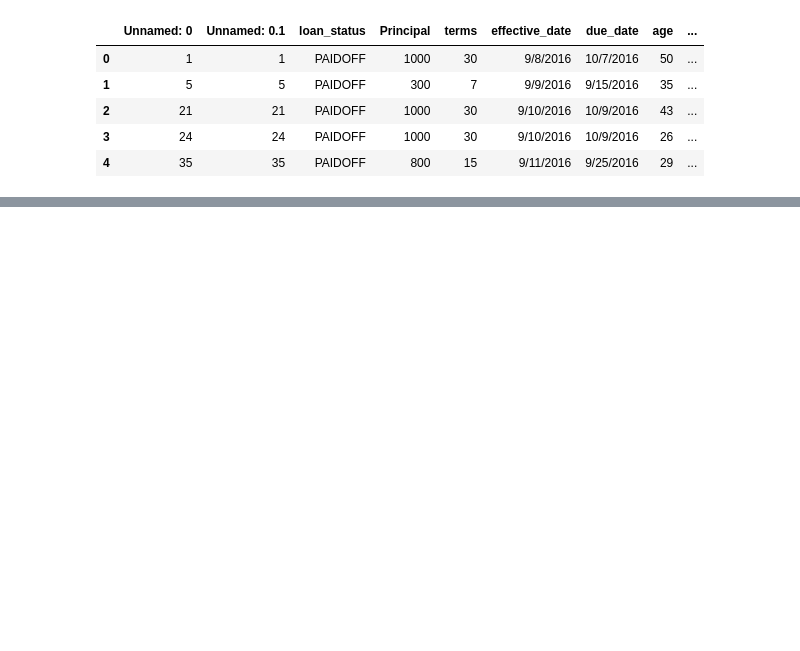
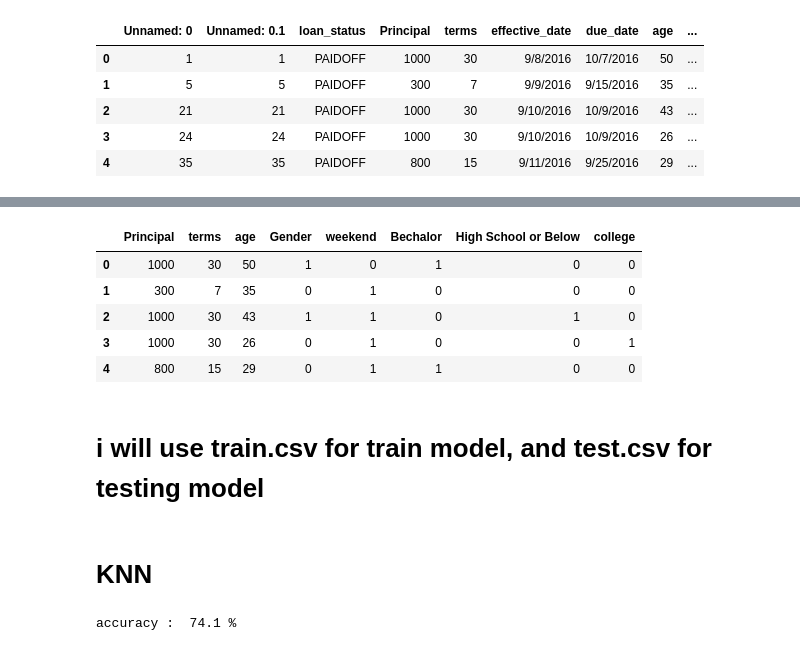
Before and after one commit to payeldiu/machine-Learning, a Jupyter notebook: Machine Learning with Python.ipynb, the cells around one changed output, grey strips where cells are left out. Cells and saved outputs as stored; diff of their text form; code cells hidden in the pictures; blank space fills up the shorter version.

```diff
--- a/Machine Learning with Python.ipynb
+++ b/Machine Learning with Python.ipynb
@@ -584,0 +563,18 @@ LogisticRegression	0.7428	0.7199	0.56
+# %%
+test_df['Gender'].replace(to_replace=['male','female'], value=[0,1],inplace=True)
+# %%
+dumm=pd.get_dummies(test_df['education'])
+#dumm=dumm.drop('Master or Above',axis=1,inplace=True)
+dumm=dumm[['Bechalor','High School or Below','college']]
+# %%
+test_feature = test_df[['Principal','terms','age','Gender','weekend']]
+test_feature = pd.concat([test_feature,dumm], axis=1)
+#test_feature.drop(['Master or Above'], axis = 1,inplace=True)
+test_feature.head()
+# %% [output]
+|  | Principal | terms | age | Gender | weekend | Bechalor | High School or Below | college |
+| 0 | 1000 | 30 | 50 | 1 | 0 | 1 | 0 | 0 |
+| 1 | 300 | 7 | 35 | 0 | 1 | 0 | 0 | 0 |
+| 2 | 1000 | 30 | 43 | 1 | 1 | 0 | 1 | 0 |
+| 3 | 1000 | 30 | 26 | 0 | 1 | 0 | 0 | 1 |
+| 4 | 800 | 15 | 29 | 0 | 1 | 1 | 0 | 0 |
@@ -584,0 +586,12 @@ LogisticRegression	0.7428	0.7199	0.56
+# %% [markdown]
+# i will use train.csv for train model, and test.csv for testing model
+# %% [markdown]
+# KNN
+# %%
+knn=KNeighborsClassifier()
+knn.fit(X,y)
+predKNN_test=knn.predict(test_data)
+accuracy=metrics.accuracy_score(predKNN_test,y_t)
+print("accuracy : ",round(accuracy,3)*100,'%')
+# %% [output]
+accuracy :  74.1 %
```
Also changed, not shown: parts of 38 cells of this notebook.
